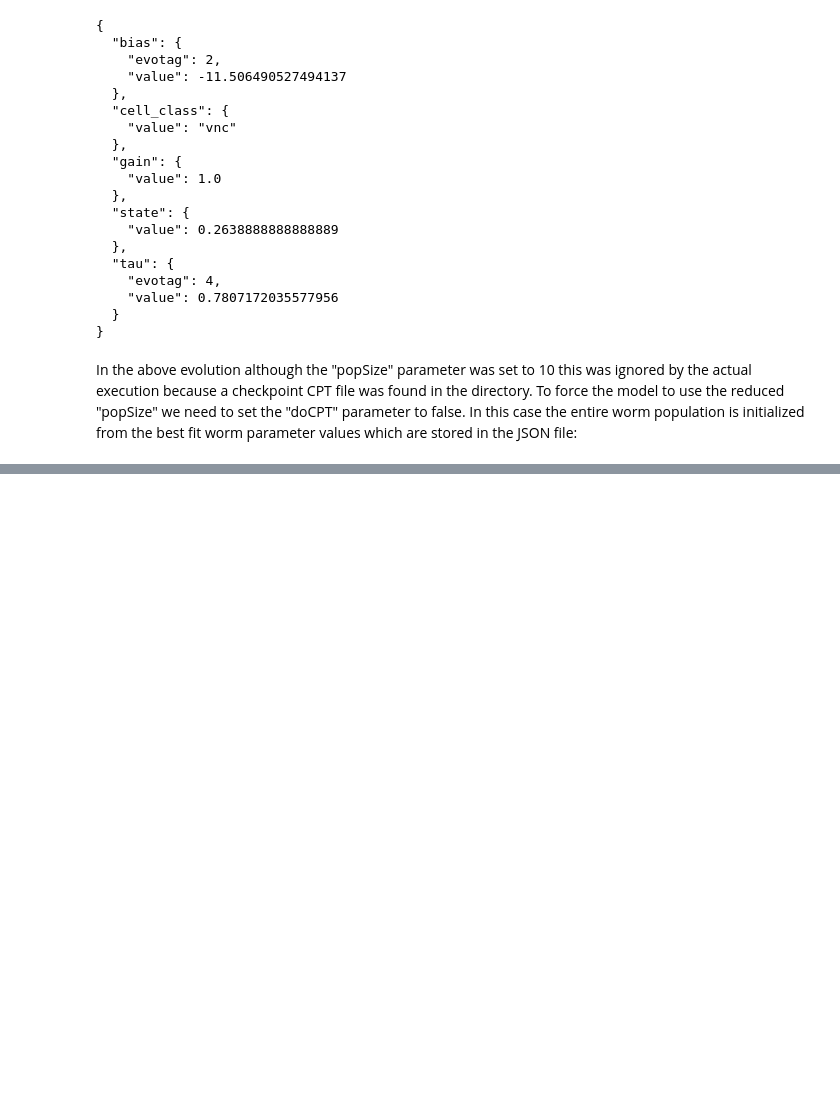
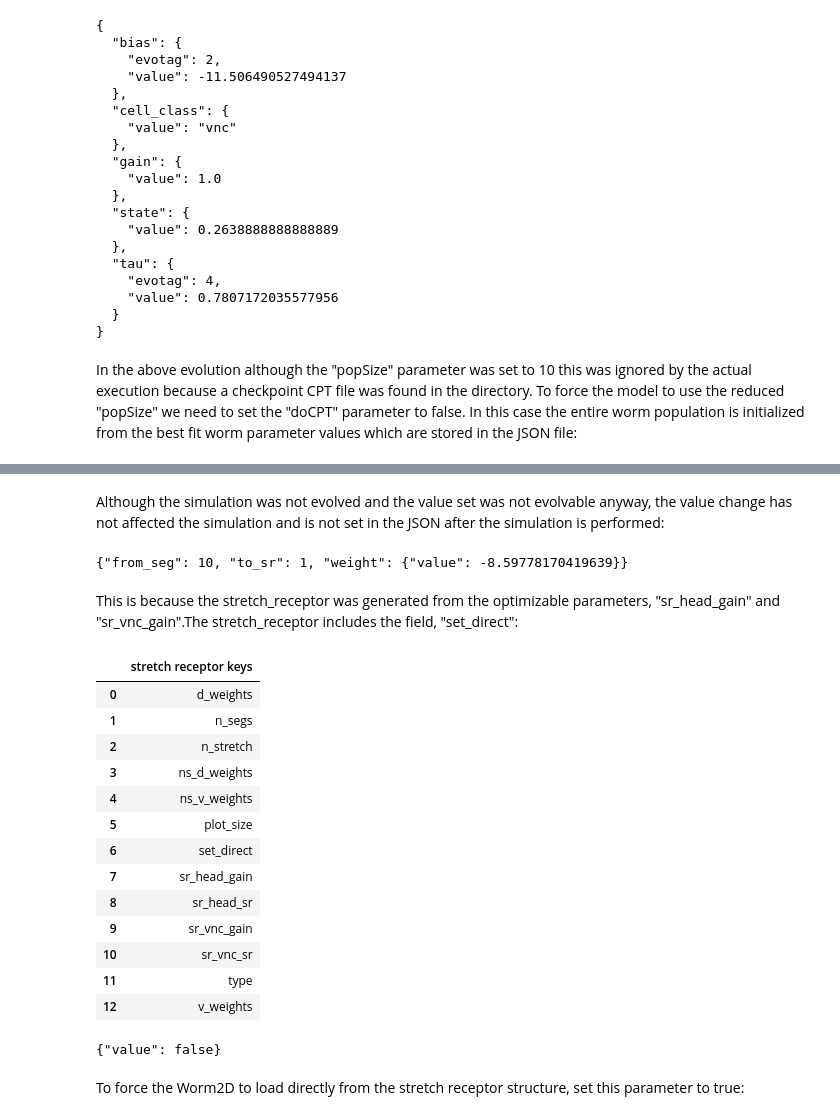
Before and after one commit to openworm/CE_locomotion, a Jupyter notebook: W2DJson.ipynb, the cells around one changed output, grey strips where cells are left out. Saved outputs shown, nothing was run; the diff lists cells and outputs as text; code cells hidden in the pictures; blank space fills up the shorter version.

```diff
--- a/W2DJson.ipynb
+++ b/W2DJson.ipynb
@@ -199,0 +201,3 @@ print(json.dumps(json_data['nervous_system']['cells']['VDA_1'], indent=2))
+# %%
+new_json_data['nervous_system']['cells']['VDA_1']['bias']['value'] = 3
+print(json.dumps(new_json_data['nervous_system']['cells']['VDA_1'], indent=2))
@@ -381,3 +413,7 @@ Saved plot image to: notebooks/example_W2D18L_modified/FitnessHist.png
 Saved plot image to: notebooks/example_W2D18L_modified/Evolution_averages.png
 Saved plot image to: notebooks/example_W2D18L_modified/Evolution_averages_2.png
 Finished!
+# %%
+with open(outputFolderName + '/worm_data_worm.json') as json_file:
+    new_json_data = json.load(json_file)
+print(json.dumps(new_json_data['stretch_receptor']['d_weights']))
@@ -383,0 +422,4 @@ Finished!
+# %%
+print(json.dumps(new_json_data['stretch_receptor']['d_weights']['value'][3]))
+new_json_data['stretch_receptor']['d_weights']['value'][3]['weight']['value']=3
+print(json.dumps(new_json_data['stretch_receptor']['d_weights']['value'][3]))
@@ -383,0 +458,33 @@ Finished!
+# %% [markdown]
+Although the simulation was not evolved and the value set was not evolvable anyway, the value change has not affected the simulation and is not set in the JSON after the simulation is performed:
+# %%
+with open(outputFolderName + '/worm_data_worm.json') as json_file:
+    new_json_data = json.load(json_file)
+print(json.dumps(new_json_data['stretch_receptor']['d_weights']['value'][3]))
+# %% [output]
+{"from_seg": 10, "to_sr": 1, "weight": {"value": -8.59778170419639}}
+# %% [markdown]
+This is because the stretch_receptor was generated from the optimizable parameters, "sr_head_gain" and "sr_vnc_gain".The stretch_receptor includes the field, "set_direct":
+# %%
+pd.DataFrame({"stretch receptor keys": new_json_data["stretch_receptor"].keys()})
+# %% [output]
+|  | stretch receptor keys |
+| 0 | d_weights |
+| 1 | n_segs |
+| 2 | n_stretch |
+| 3 | ns_d_weights |
+| 4 | ns_v_weights |
+| 5 | plot_size |
+| 6 | set_direct |
+| 7 | sr_head_gain |
+| 8 | sr_head_sr |
+| 9 | sr_vnc_gain |
+| 10 | sr_vnc_sr |
+| 11 | type |
+| 12 | v_weights |
+# %%
+print(json.dumps(new_json_data['stretch_receptor']['set_direct']))
+# %% [output]
+{"value": false}
+# %% [markdown]
+To force the Worm2D to load directly from the stretch receptor structure, set this parameter to true:
```
Also changed, not shown: parts of 22 cells of this notebook, 2 other files.
